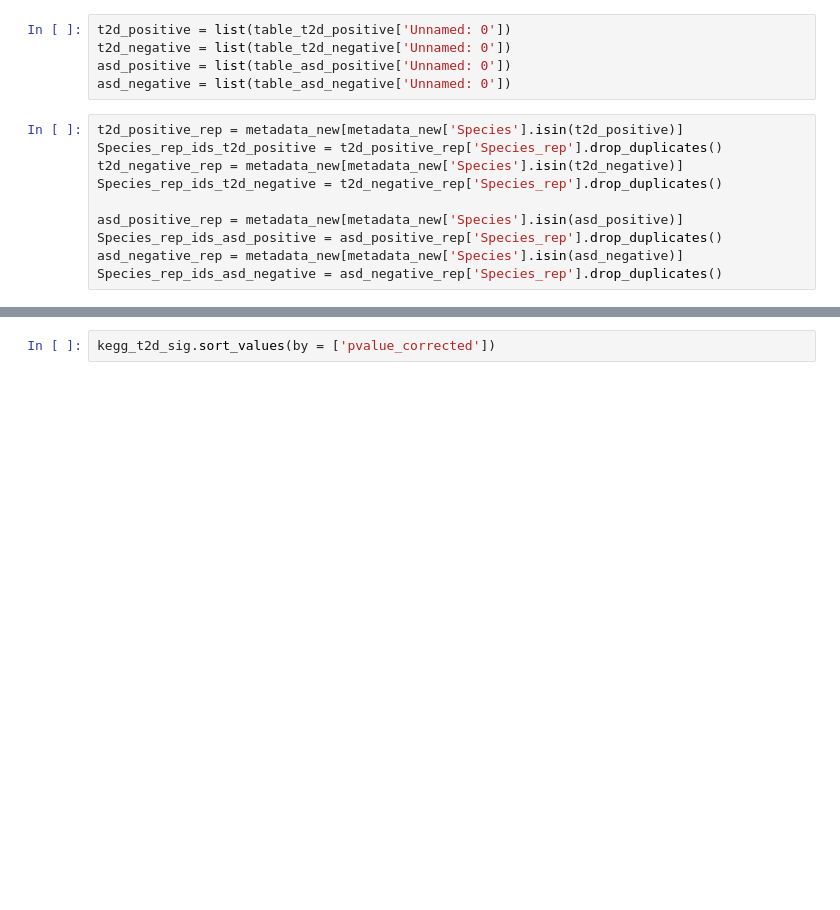
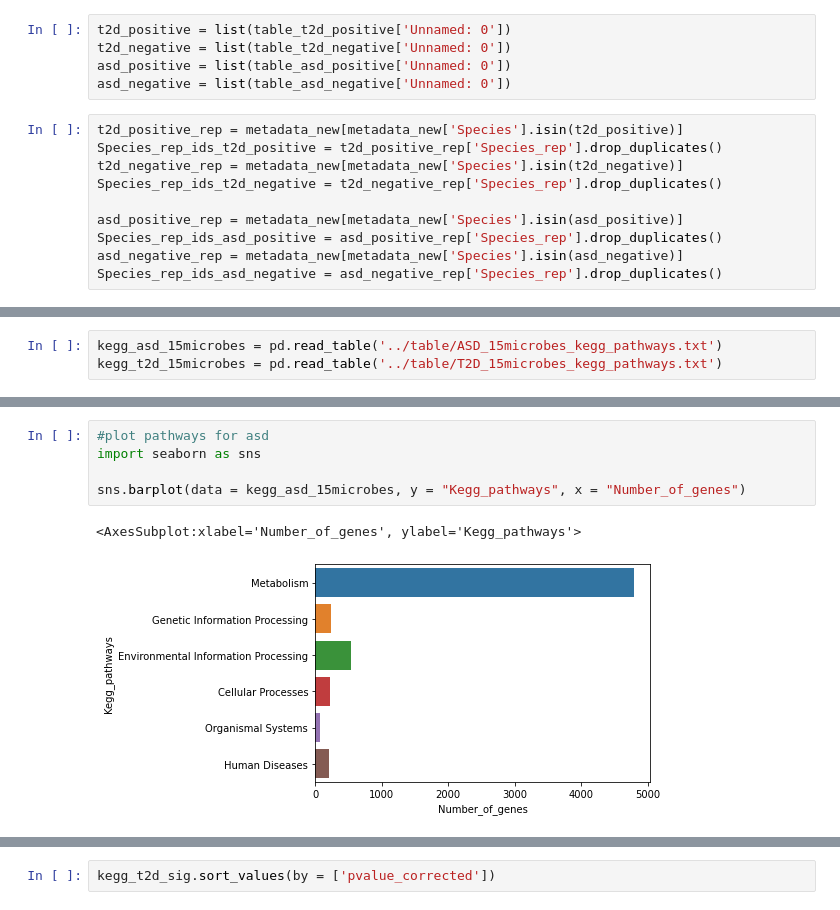
Before and after one commit to jindongmin/Meta_diseases_analyses, a Jupyter notebook: ipynb/parse-genome.ipynb, the cells around one changed output, grey strips where cells are left out. Saved outputs shown, nothing was run; the diff lists cells and outputs as text; blank space fills up the shorter version.

```diff
--- a/ipynb/parse-genome.ipynb
+++ b/ipynb/parse-genome.ipynb
@@ -214,0 +390,3 @@ kegg_asd.sort_values(by = ['pvalue'])
+# %%
+kegg_asd_15microbes = pd.read_table('../table/ASD_15microbes_kegg_pathways.txt')
+kegg_t2d_15microbes = pd.read_table('../table/T2D_15microbes_kegg_pathways.txt')
@@ -214,0 +413,8 @@ kegg_asd.sort_values(by = ['pvalue'])
+# %%
+#plot pathways for asd
+import seaborn as sns
+
+sns.barplot(data = kegg_asd_15microbes, y = "Kegg_pathways", x = "Number_of_genes")
+# %% [output]
+<AxesSubplot:xlabel='Number_of_genes', ylabel='Kegg_pathways'>
+[figure, added]
```
Also changed, not shown: parts of 28 cells of this notebook, 22 other files.
